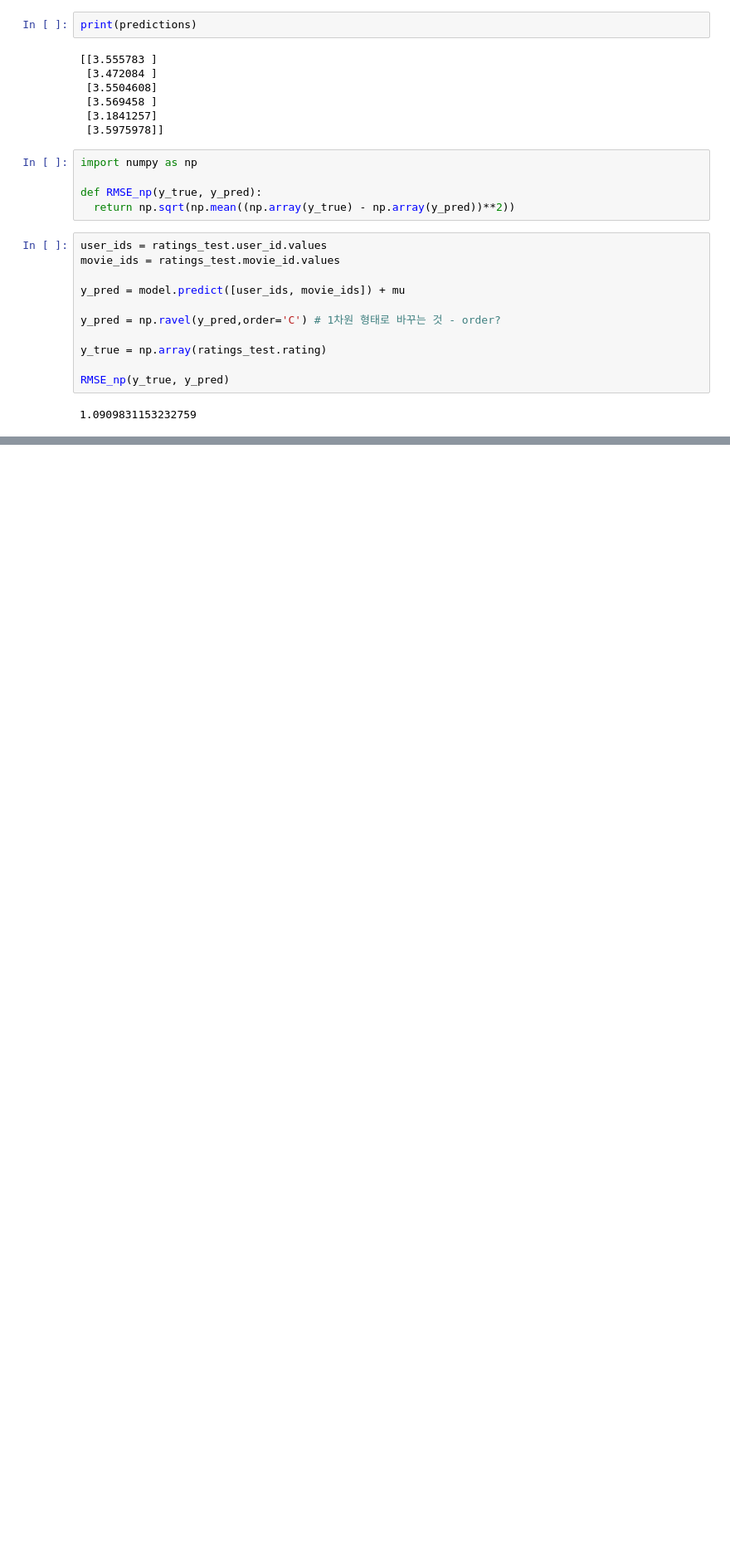
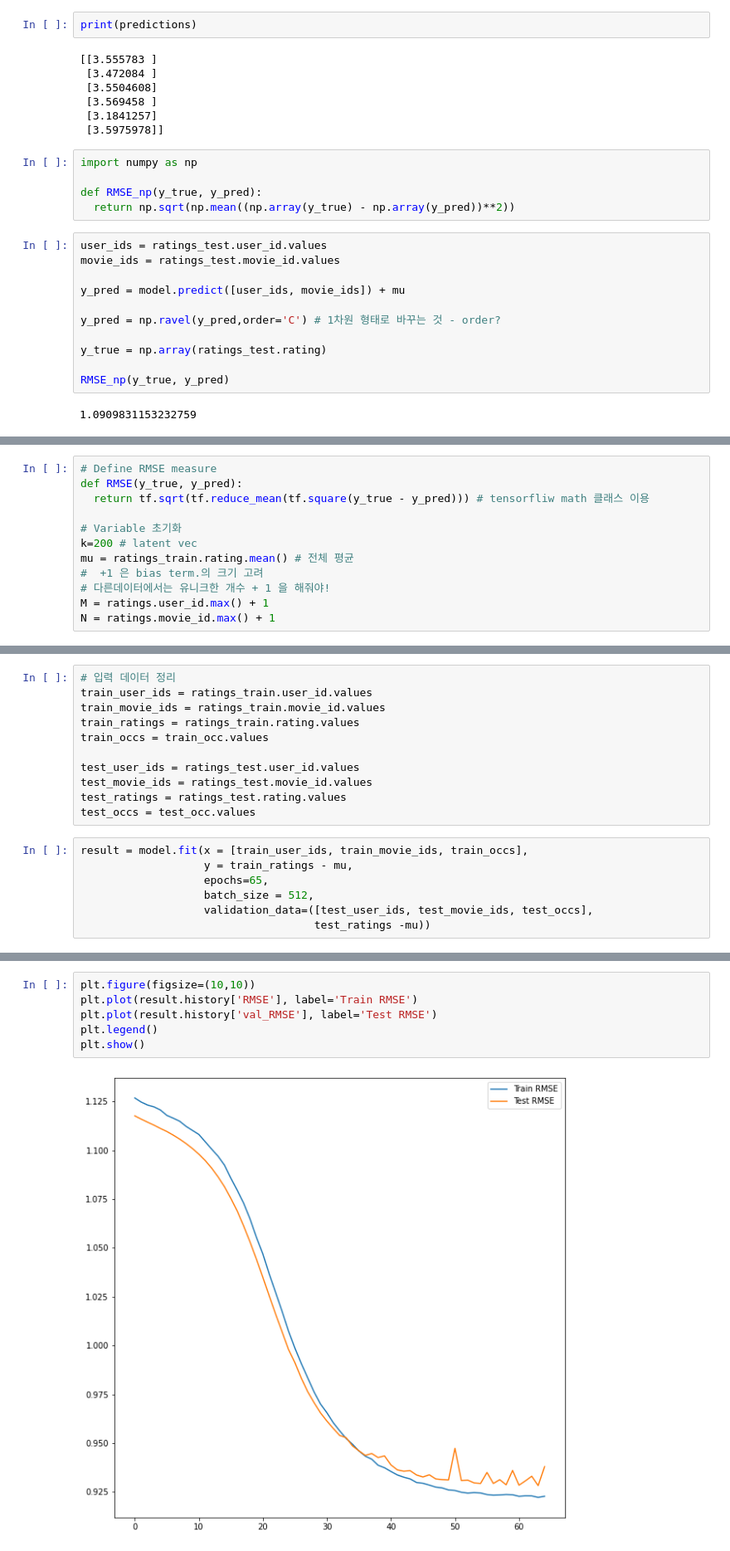
Before and after one commit to minshyee/RecoSyS, a Jupyter notebook: RecomSyS_using_deeplearning.ipynb, the cells around one changed output, grey strips where cells are left out. Shown: that part at 83% size. Saved outputs shown, nothing was run; the diff lists cells and outputs as text; blank space fills up the shorter version.

```diff
--- a/RecomSyS_using_deeplearning.ipynb
+++ b/RecomSyS_using_deeplearning.ipynb
@@ -159,0 +184,12 @@ RMSE_np(y_true, y_pred)
+# %%
+# Define RMSE measure
+def RMSE(y_true, y_pred):
+  return tf.sqrt(tf.reduce_mean(tf.square(y_true - y_pred))) # tensorfliw math 클래스 이용
+
+# Variable 초기화
+k=200 # latent vec
+mu = ratings_train.rating.mean() # 전체 평균
+#  +1 은 bias term.의 크기 고려
+# 다른데이터에서는 유니크한 개수 + 1 을 해줘야!
+M = ratings.user_id.max() + 1
+N = ratings.movie_id.max() + 1
@@ -159,0 +384,18 @@ RMSE_np(y_true, y_pred)
+# %%
+# 입력 데이터 정리
+train_user_ids = ratings_train.user_id.values
+train_movie_ids = ratings_train.movie_id.values
+train_ratings = ratings_train.rating.values
+train_occs = train_occ.values
+
+test_user_ids = ratings_test.user_id.values
+test_movie_ids = ratings_test.movie_id.values
+test_ratings = ratings_test.rating.values
+test_occs = test_occ.values
+# %%
+result = model.fit(x = [train_user_ids, train_movie_ids, train_occs],
+                   y = train_ratings - mu,
+                   epochs=65,
+                   batch_size = 512,
+                   validation_data=([test_user_ids, test_movie_ids, test_occs],
+                                    test_ratings -mu))
@@ -159,0 +420,8 @@ RMSE_np(y_true, y_pred)
+# %%
+plt.figure(figsize=(10,10))
+plt.plot(result.history['RMSE'], label='Train RMSE')
+plt.plot(result.history['val_RMSE'], label='Test RMSE')
+plt.legend()
+plt.show()
+# %% [output]
+[figure, added]
```
Also changed, not shown: parts of 17 cells of this notebook.
